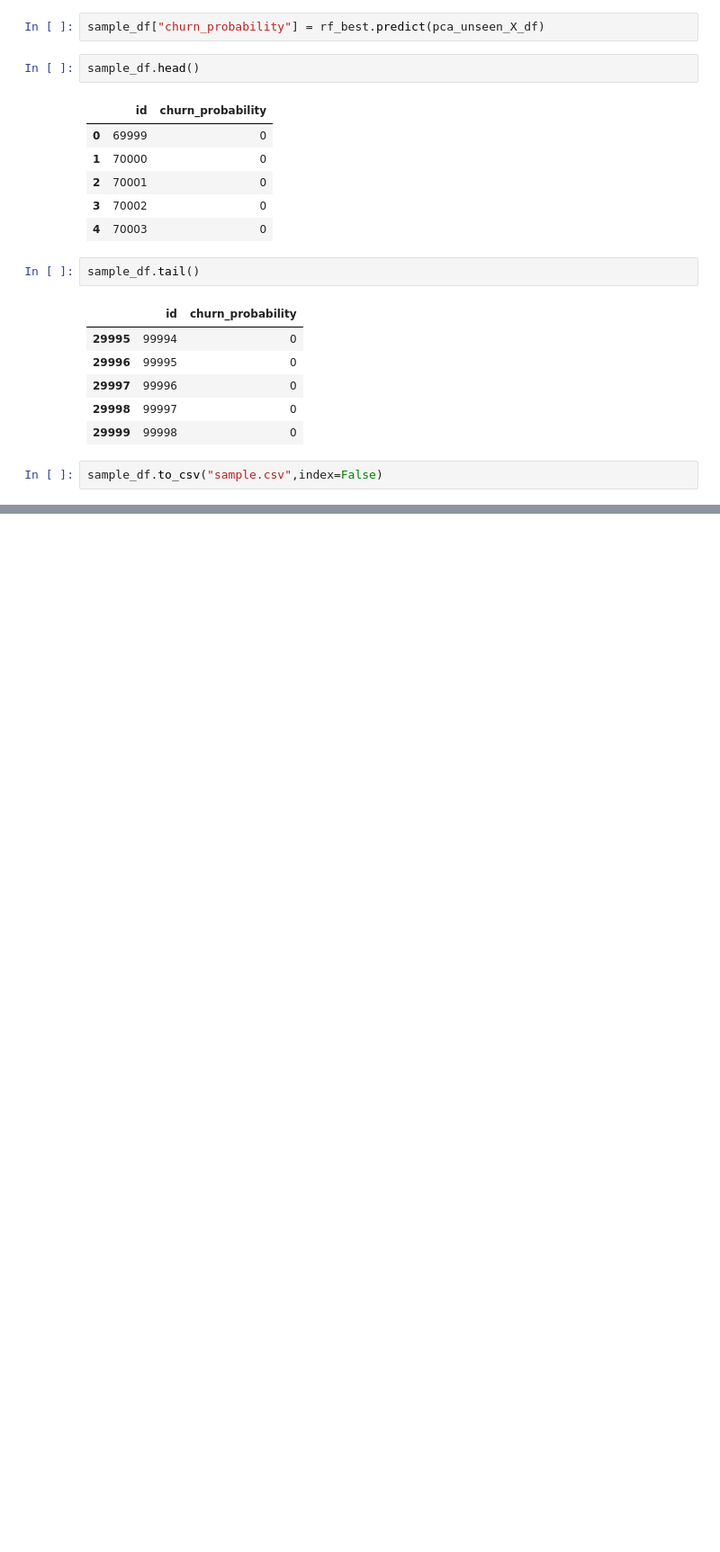
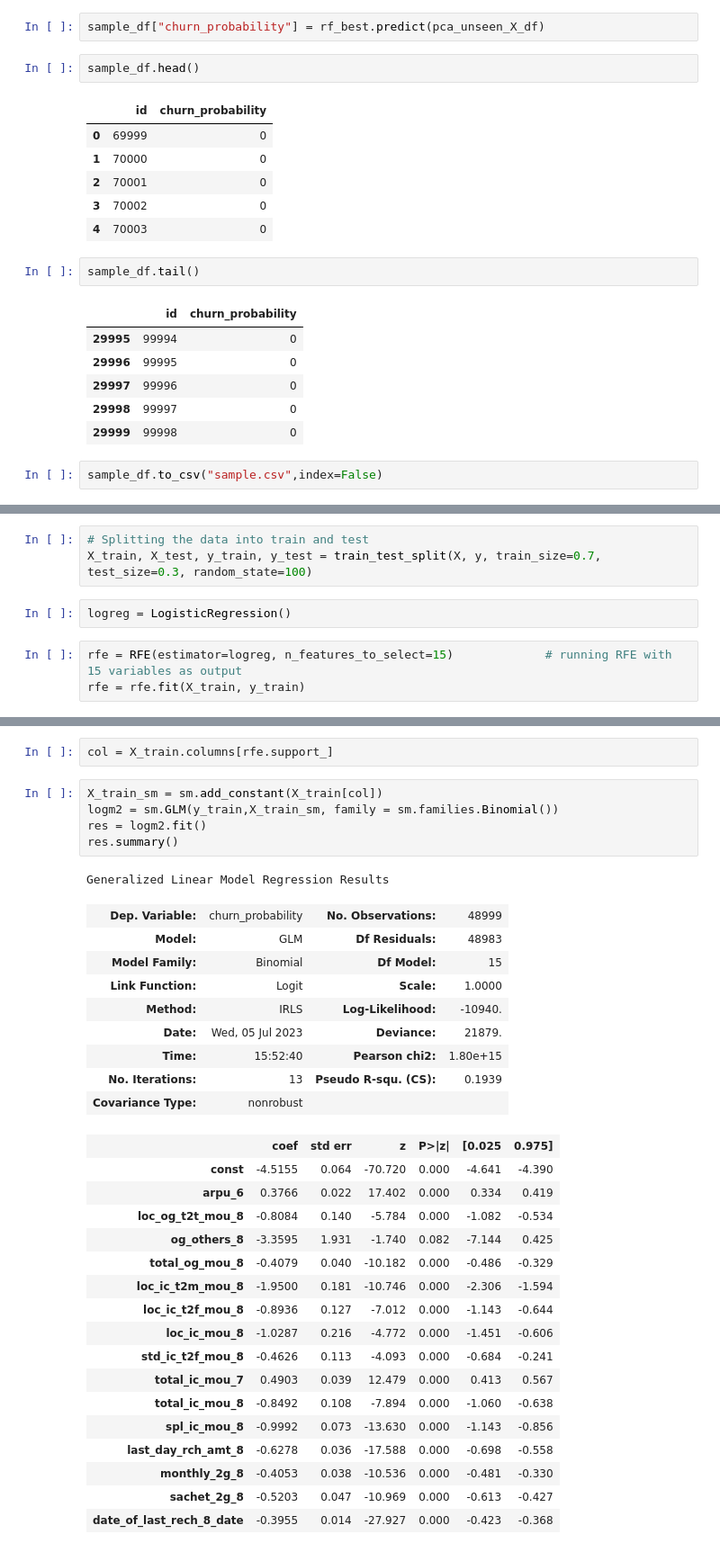
Before and after one commit to shivasaibondugula/Telecom-churn-prediction, a Jupyter notebook: starter-notebook - Labs 1.ipynb, the cells around one changed output, grey strips where cells are left out. Shown at 90% size. Saved outputs shown, nothing was run; the diff lists cells and outputs as text; blank space fills up the shorter version.

```diff
--- a/starter-notebook - Labs 1.ipynb
+++ b/starter-notebook - Labs 1.ipynb
@@ -1291,0 +1328,8 @@ sample_df.to_csv("sample.csv",index=False)
+# %%
+# Splitting the data into train and test
+X_train, X_test, y_train, y_test = train_test_split(X, y, train_size=0.7, test_size=0.3, random_state=100)
+# %%
+logreg = LogisticRegression()
+# %%
+rfe = RFE(estimator=logreg, n_features_to_select=15)             # running RFE with 15 variables as output
+rfe = rfe.fit(X_train, y_train)
@@ -1291,0 +1354,35 @@ sample_df.to_csv("sample.csv",index=False)
+# %%
+col = X_train.columns[rfe.support_]
+# %%
+X_train_sm = sm.add_constant(X_train[col])
+logm2 = sm.GLM(y_train,X_train_sm, family = sm.families.Binomial())
+res = logm2.fit()
+res.summary()
+# %% [output]
+Generalized Linear Model Regression Results
+| Dep. Variable: | churn_probability | No. Observations: | 48999 |
+| Model: | GLM | Df Residuals: | 48983 |
+| Model Family: | Binomial | Df Model: | 15 |
+| Link Function: | Logit | Scale: | 1.0000 |
+| Method: | IRLS | Log-Likelihood: | -10940. |
+| Date: | Wed, 05 Jul 2023 | Deviance: | 21879. |
+| Time: | 15:52:40 | Pearson chi2: | 1.80e+15 |
+| No. Iterations: | 13 | Pseudo R-squ. (CS): | 0.1939 |
+| Covariance Type: | nonrobust |  |  |
+|  | coef | std err | z | P>|z| | [0.025 | 0.975] |
+| const | -4.5155 | 0.064 | -70.720 | 0.000 | -4.641 | -4.390 |
+| arpu_6 | 0.3766 | 0.022 | 17.402 | 0.000 | 0.334 | 0.419 |
+| loc_og_t2t_mou_8 | -0.8084 | 0.140 | -5.784 | 0.000 | -1.082 | -0.534 |
+| og_others_8 | -3.3595 | 1.931 | -1.740 | 0.082 | -7.144 | 0.425 |
+| total_og_mou_8 | -0.4079 | 0.040 | -10.182 | 0.000 | -0.486 | -0.329 |
+| loc_ic_t2m_mou_8 | -1.9500 | 0.181 | -10.746 | 0.000 | -2.306 | -1.594 |
+| loc_ic_t2f_mou_8 | -0.8936 | 0.127 | -7.012 | 0.000 | -1.143 | -0.644 |
+| loc_ic_mou_8 | -1.0287 | 0.216 | -4.772 | 0.000 | -1.451 | -0.606 |
+| std_ic_t2f_mou_8 | -0.4626 | 0.113 | -4.093 | 0.000 | -0.684 | -0.241 |
+| total_ic_mou_7 | 0.4903 | 0.039 | 12.479 | 0.000 | 0.413 | 0.567 |
+| total_ic_mou_8 | -0.8492 | 0.108 | -7.894 | 0.000 | -1.060 | -0.638 |
+| spl_ic_mou_8 | -0.9992 | 0.073 | -13.630 | 0.000 | -1.143 | -0.856 |
+| last_day_rch_amt_8 | -0.6278 | 0.036 | -17.588 | 0.000 | -0.698 | -0.558 |
+| monthly_2g_8 | -0.4053 | 0.038 | -10.536 | 0.000 | -0.481 | -0.330 |
+| sachet_2g_8 | -0.5203 | 0.047 | -10.969 | 0.000 | -0.613 | -0.427 |
+| date_of_last_rech_8_date | -0.3955 | 0.014 | -27.927 | 0.000 | -0.423 | -0.368 |
```
Also changed, not shown: parts of 30 cells of this notebook, 2 other files.
